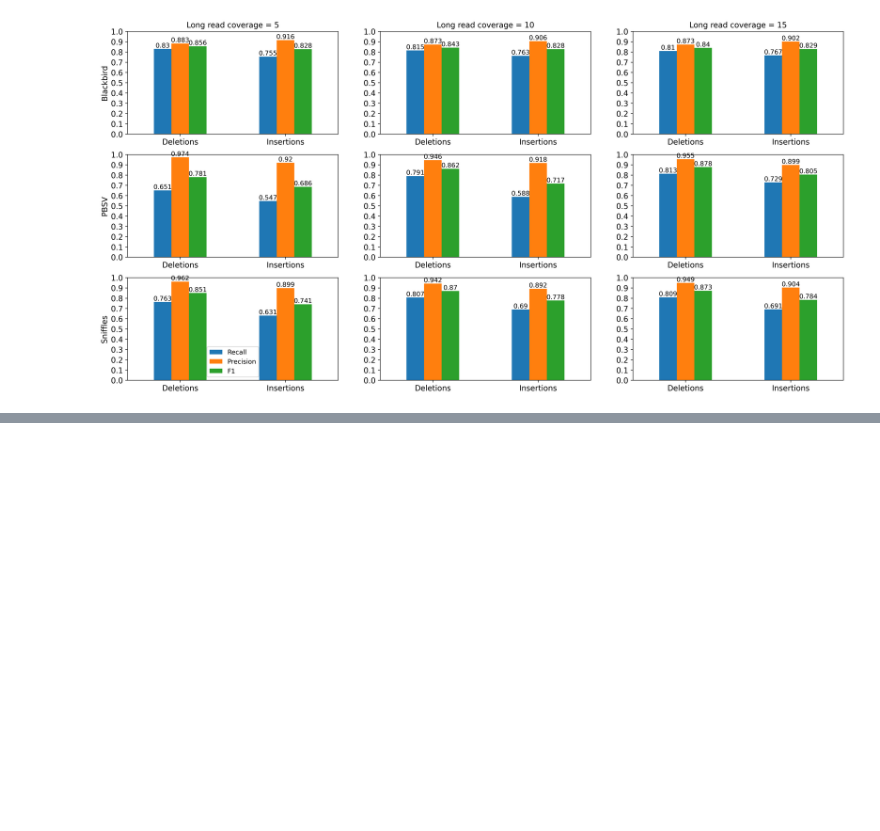
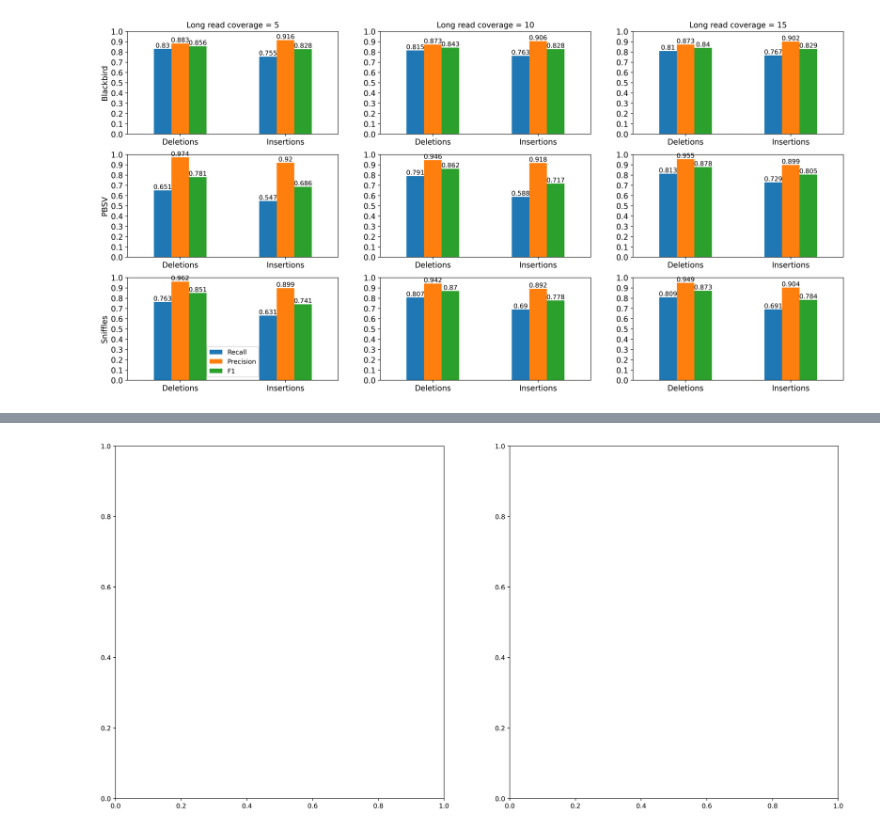
Before and after one commit to 1dayac/blackbird_supplementary, a Jupyter notebook: plots/draw_plots.ipynb, the cells around one changed output, grey strips where cells are left out. Saved outputs shown, nothing was run; the diff lists cells and outputs as text; code cells hidden in the pictures; blank space fills up the shorter version.

```diff
--- a/plots/draw_plots.ipynb
+++ b/plots/draw_plots.ipynb
@@ -143,0 +209,14 @@ findfont: Font family ['normal'] not found. Falling back to DejaVu Sans.
+# %%
+fig, axs = plt.subplots(1, 2, figsize =(20,10))
+font = {'family' : 'normal',
+        'size'   : 10}
+plt.rc('font', **font)
+plt.rcParams['figure.dpi'] = 400
+
+
+df_ins = df_long[(df_long["Long-Read Coverage"] == "Insertions")]
+df_del = df_long[(df_long["Long-Read Coverage"] == "Deletions")]
+colors = {'Blackbird' : 'red', 'Sniffles2':'blue', "PBSV" : 'green'}
+marker = {5 : 'd', 10 : 's', 15 : 'p', 20 : '<', 25 : '>', 30 : 'P'}
+# %% [output]
+[figure, added]
```
Also changed, not shown: parts of 2 cells of this notebook.
